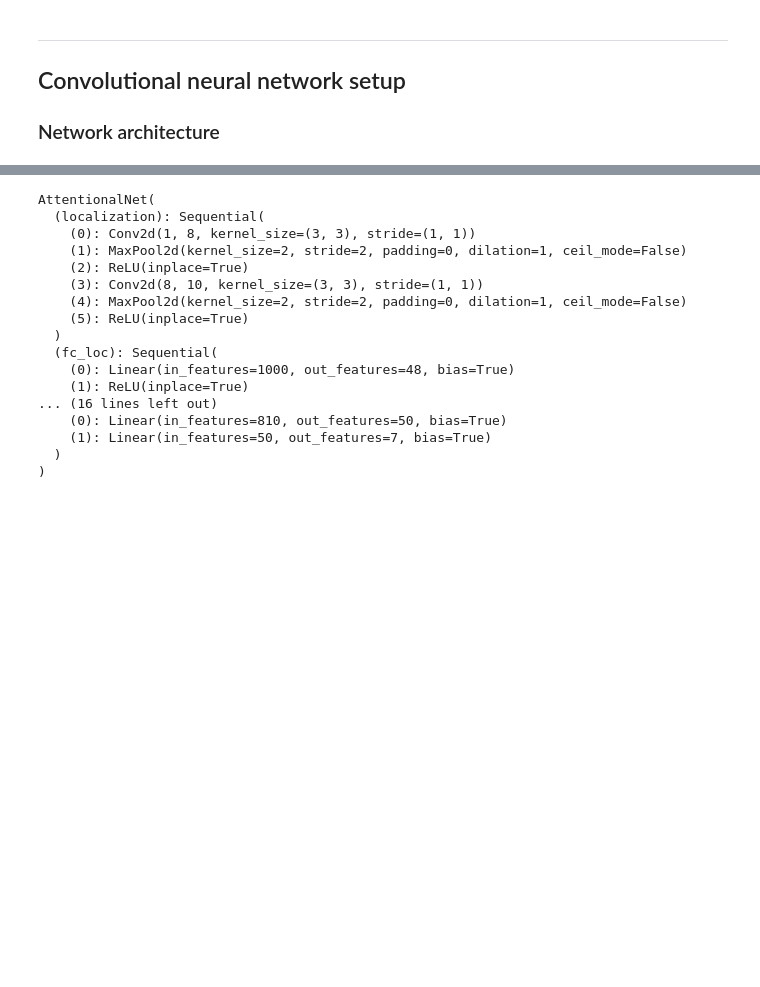
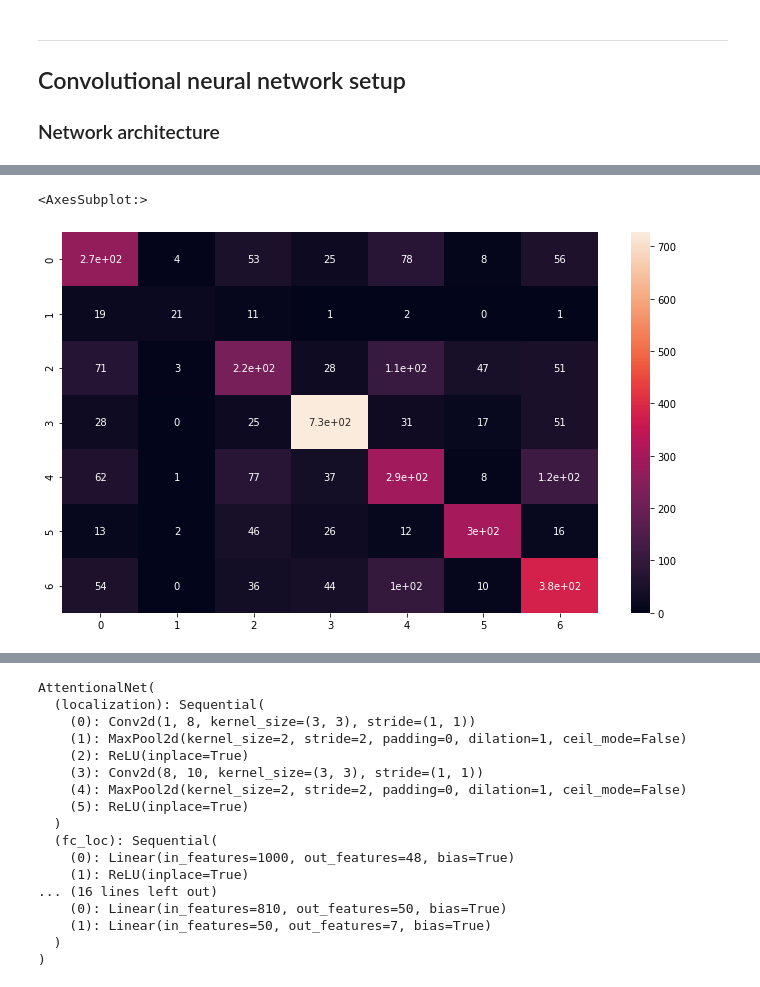
Before and after one commit to seiji594/MTH767P_Group4_project, a Jupyter notebook: main.ipynb, the cells around one changed output, grey strips where cells are left out. Saved outputs shown, nothing was run; the diff lists cells and outputs as text; code cells hidden in the pictures; blank space fills up the shorter version.

```diff
--- a/main.ipynb
+++ b/main.ipynb
@@ -102,0 +288,22 @@ net = AttentionalNet(atn_layers)
+# %%
+classes = ('Angry', 'Disgust', 'Fear', 'Happy', 'Sad', 'Surprise', 'Neutral')
+
+correct_pred = {classname: 0 for classname in classes}
+total_pred = {classname: 0 for classname in classes}
+
+
+with torch.no_grad():
+    for data in testloader:
+        images, labels = data
+        outputs = model(images)
+        _, predictions = torch.max(outputs, 1)
+        for label, prediction in zip(labels, predictions):
+            if label == prediction:
+                correct_pred[classes[label]] += 1
+            total_pred[classes[label]] += 1
+
+
+# accuracy for each class
+for classname, correct_count in correct_pred.items():
+    accuracy = 100 * float(correct_count) / total_pred[classname]
+    print(f'Accuracy for class: {classname:5s} is {accuracy:.1f} %')
@@ -102,0 +329,26 @@ net = AttentionalNet(atn_layers)
+# %%
+from sklearn.metrics import confusion_matrix
+import seaborn as sn
+
+
+y_pred = []
+y_true = []
+
+# iterate over test data
+for inputs, labels in testloader:
+        output = model(inputs) # Feed Network
+
+        output = (torch.max(torch.exp(output), 1)[1]).data.cpu().numpy()
+        y_pred.extend(output) # Save Prediction
+
+        labels = labels.data.cpu().numpy()
+        y_true.extend(labels) # Save Truth
+
+
+# Build confusion matrix
+cf_matrix = confusion_matrix(y_true, y_pred)
+plt.figure(figsize = (12,7))
+sn.heatmap(cf_matrix, annot=True)
+# %% [output]
+<AxesSubplot:>
+[figure, added]
```
Also changed, not shown: parts of 21 cells of this notebook.
